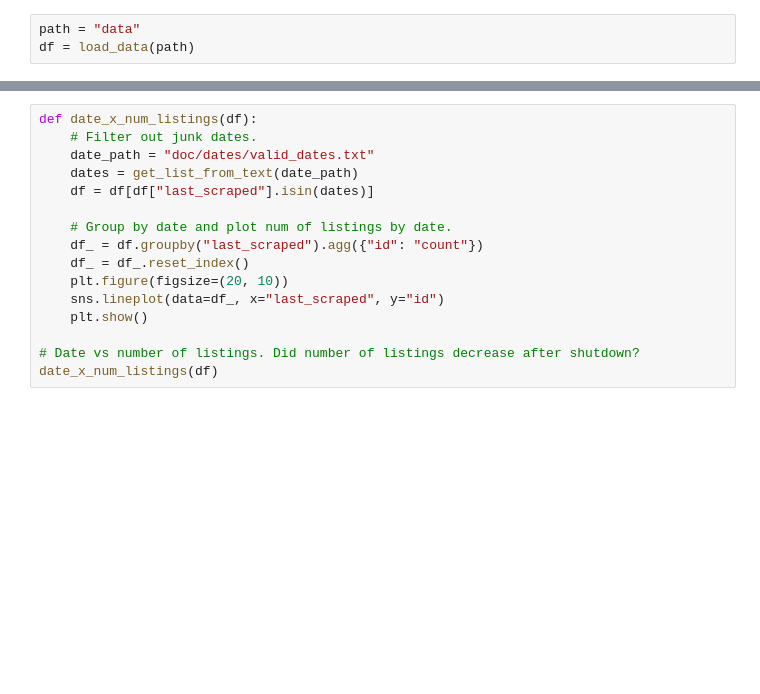
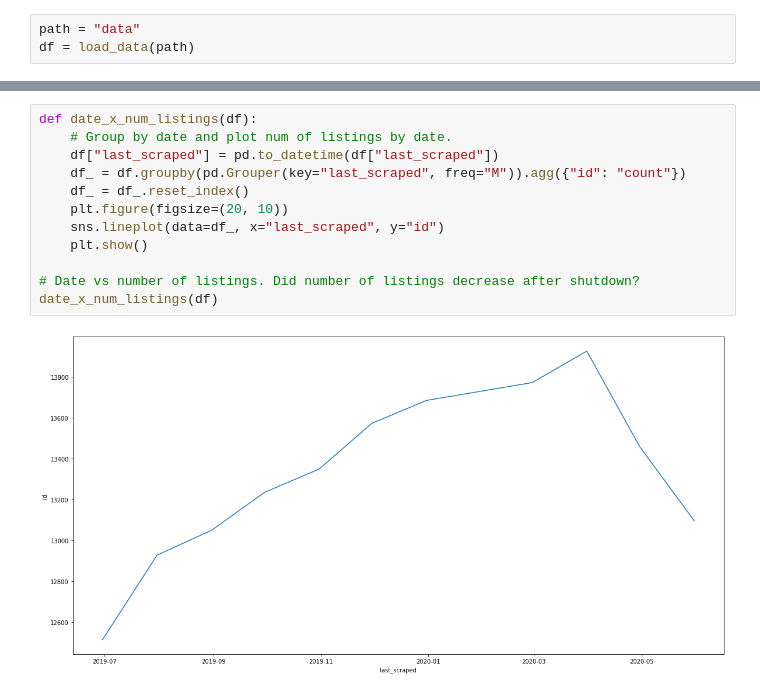
Before and after one commit to shere-khan/airbnb_eda, a Jupyter notebook: Airbnb_EDA.ipynb, the cells around one changed output, grey strips where cells are left out. Drawn from its saved outputs; the diff is of its cells as text; blank space fills up the shorter version.

```diff
--- a/Airbnb_EDA.ipynb
+++ b/Airbnb_EDA.ipynb
@@ -62,16 +56,14 @@ Did the number of listings decrease at all after the emergence of covid-19?
 # %%
 def date_x_num_listings(df):
-    # Filter out junk dates.
-    date_path = "doc/dates/valid_dates.txt"
-    dates = get_list_from_text(date_path)
-    df = df[df["last_scraped"].isin(dates)]
-
     # Group by date and plot num of listings by date.
-    df_ = df.groupby("last_scraped").agg({"id": "count"})
+    df["last_scraped"] = pd.to_datetime(df["last_scraped"])
+    df_ = df.groupby(pd.Grouper(key="last_scraped", freq="M")).agg({"id": "count"})
     df_ = df_.reset_index()
     plt.figure(figsize=(20, 10))
     sns.lineplot(data=df_, x="last_scraped", y="id")
     plt.show()
 
 # Date vs number of listings. Did number of listings decrease after shutdown?
 date_x_num_listings(df)
+# %% [output]
+[figure, added]
```
Also changed, not shown: parts of 7 cells of this notebook, 3 other files.
